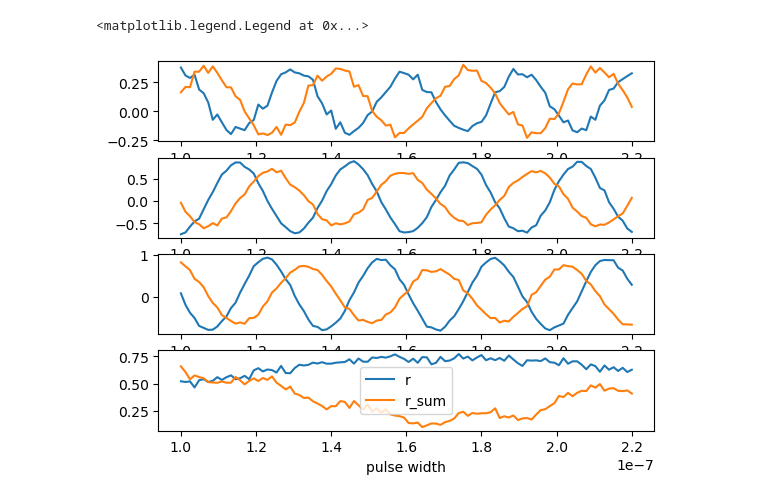
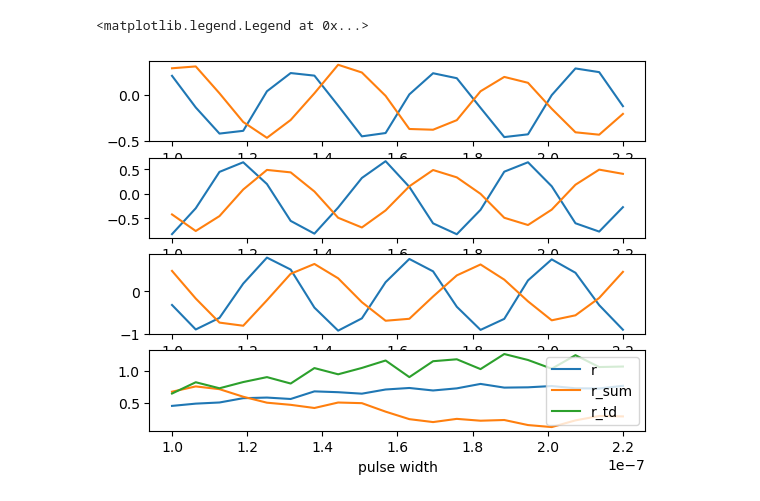
Before and after one commit to xianChunZeng/lblQubic, a Jupyter notebook: notebooks/CR Work.ipynb, the cells around one changed output. Drawn from its saved outputs; the diff is of its cells as text; code cells hidden in the pictures.

```diff
--- a/notebooks/CR Work.ipynb
+++ b/notebooks/CR Work.ipynb
@@ -66,14 +54,16 @@ jobman.build_and_run_circuits(circuits, 1000, outputs=['s11', 'shots'], fit_gmm=
+# %%
+jm = _jm.JobManager(fpga_config, channel_config, runner, qchip, gmm_rabi.gmm_manager)
 # %%
-widths = np.linspace(100.e-9, 220.e-9, 100)
-r = []
-tomo_list = []
+widths = np.linspace(100.e-9, 220.e-9, 20)
 # %%
 control = 'Q3'
 target = 'Q2'
+r = []
+tomo_list = []
 #shot order: 0: ctrl0, x; 1: ctrl0, y; 2: ctrl0, z; 3: ctrl1, x; 4: ctrl1, y; 5: ctrl1, z
 for width in widths:
-    circuits = cr_sweep_circuit(control, target, width, .5)
-    shotsout = jobman.build_and_run_circuits(circuits, 1000, outputs=['shots'])['shots']
+    circuits = cr_sweep_circuit(control, target, width, .4)
+    shotsout = jm.build_and_run_circuits(circuits, 1000, outputs=['shots'])['shots']
     target_avg = np.average(shotsout[target], axis=1)
     tomo_list.append(target_avg)
 # %%
@@ -85,3 +75,5 @@ r_sum = 0.5*np.sqrt((tomo_arr[:,3] + tomo_arr[:,0])**2 +
             + (tomo_arr[:,4] + tomo_arr[:,1])**2 + (tomo_arr[:,5] + tomo_arr[:,2])**2)
 r = 0.5*np.sqrt((tomo_arr[:,3] - tomo_arr[:,0])**2 +
             + (tomo_arr[:,4] - tomo_arr[:,1])**2 + (tomo_arr[:,5] - tomo_arr[:,2])**2)
+r_td = 0.5*(abs(tomo_arr[:,3] - tomo_arr[:,0]) +
+            + abs(tomo_arr[:,4] - tomo_arr[:,1]) + abs(tomo_arr[:,5] - tomo_arr[:,2]))
@@ -88,19 +100,21 @@ r = 0.5*np.sqrt((tomo_arr[:,3] - tomo_arr[:,0])**2 +
 # %%
 fig, axs = plt.subplots(4,1)
 axs[0].plot(widths, tomo_arr[:,0], label='x0')
 axs[1].plot(widths, tomo_arr[:,1], label='y0')
 axs[2].plot(widths, tomo_arr[:,2], label='z0')
 axs[0].plot(widths, tomo_arr[:,3], label='x1')
 axs[1].plot(widths, tomo_arr[:,4], label='y1')
 axs[2].plot(widths, tomo_arr[:,5], label='z1')
 axs[3].plot(widths, r, label='r')
 axs[3].plot(widths, r_sum, label='r_sum')
+axs[3].plot(widths, r_td, label='r_td')
+
 
 plt.xlabel('pulse width')
 plt.legend()
 # %% [output]
 <matplotlib.legend.Legend at 0x...>
-[figure, old version]
+[figure, new version]
 # %%
 fig, axs = plt.subplots(4,1)
 axs[0].plot(widths, tomo_arr[:,3] - tomo_arr[:,0], label='x')
```
Also changed, not shown: parts of 7 cells of this notebook, 7 other files.
